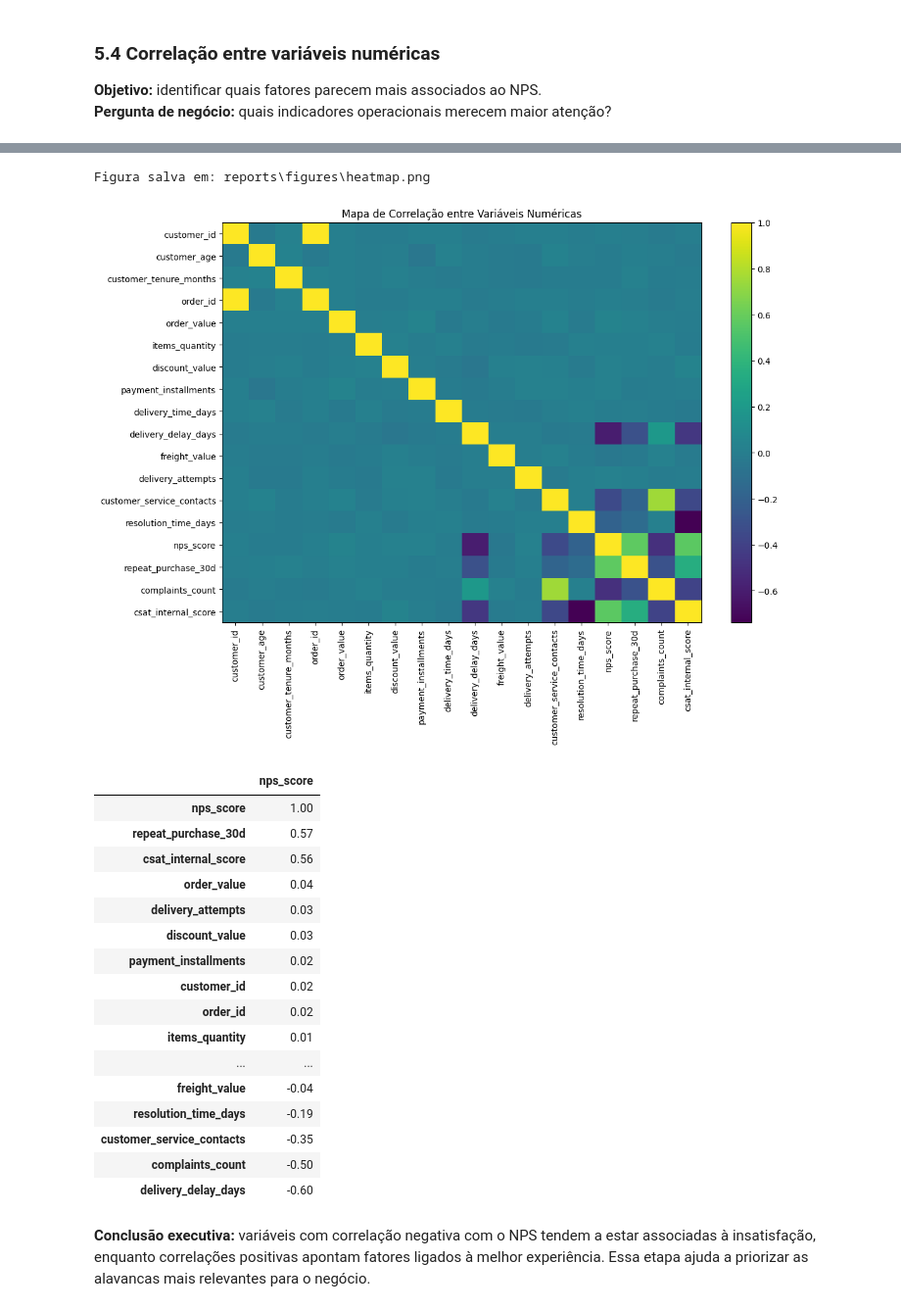
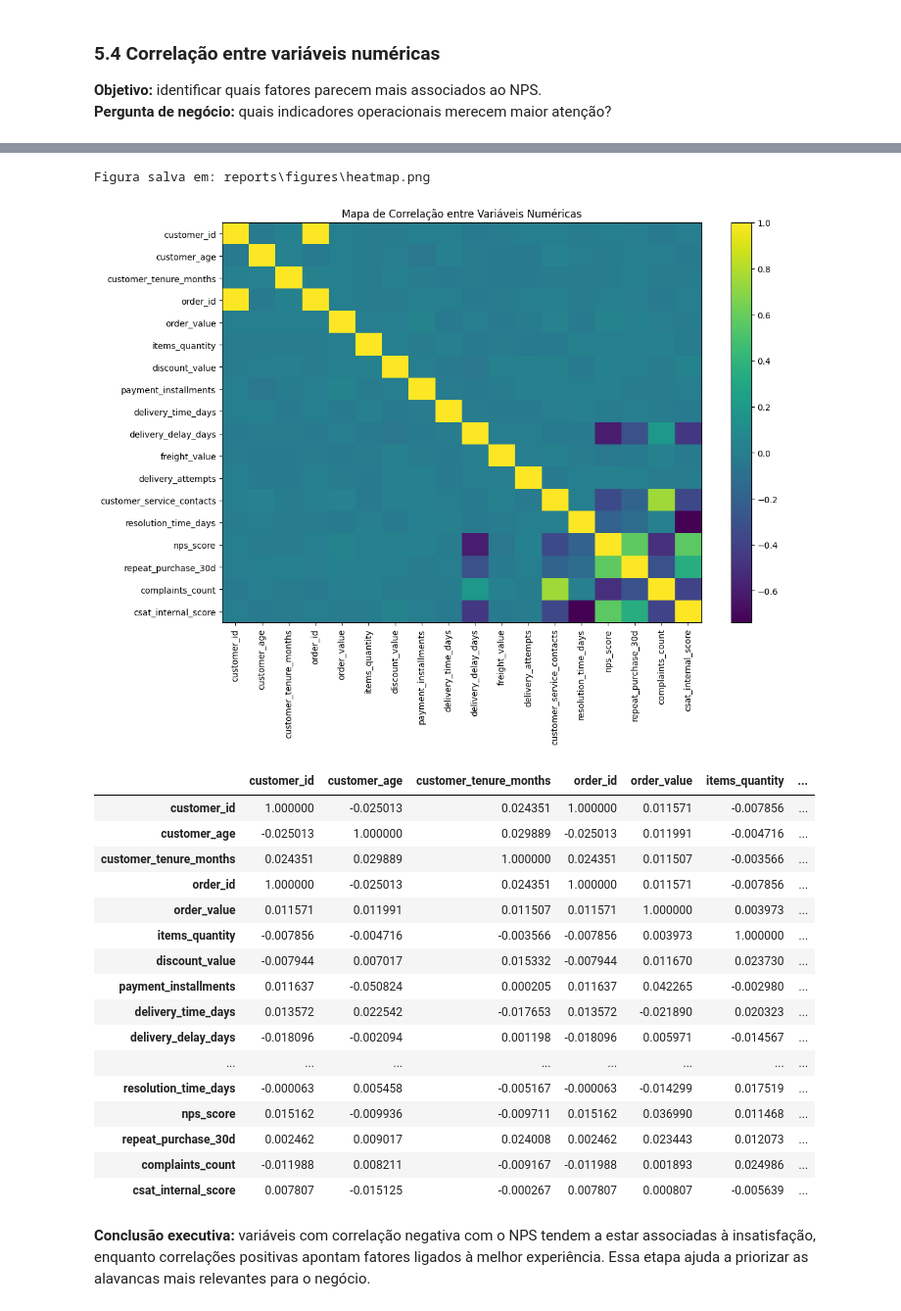
Before and after one commit to EdsonDoro/TechChallenge-Fase1, a Jupyter notebook: notebooks/tech_challenge_fase1.ipynb, the cells around one changed output, grey strips where cells are left out. Shown at 98% size. Drawn from its saved outputs; the diff is of its cells as text; code cells hidden in the pictures.

```diff
--- a/notebooks/tech_challenge_fase1.ipynb
+++ b/notebooks/tech_challenge_fase1.ipynb
@@ -322,28 +423,33 @@ plt.yticks(range(len(corr.columns)), corr.columns)
 plt.title('Mapa de Correlação entre Variáveis Numéricas')
 save_current_fig('heatmap.png')
 plt.show()
-
-corr[['nps_score']].sort_values('nps_score', ascending=False)
 # %% [output]
 Figura salva em: reports\figures\heatmap.png
 [figure]
-|  | nps_score |
-| nps_score | 1.00 |
-| repeat_purchase_30d | 0.57 |
-| csat_internal_score | 0.56 |
-| order_value | 0.04 |
-| delivery_attempts | 0.03 |
-| discount_value | 0.03 |
-| payment_installments | 0.02 |
-| customer_id | 0.02 |
-| order_id | 0.02 |
-| items_quantity | 0.01 |
-| ... | ... |
-| freight_value | -0.04 |
-| resolution_time_days | -0.19 |
-| customer_service_contacts | -0.35 |
-| complaints_count | -0.50 |
-| delivery_delay_days | -0.60 |
+# %%
+corr_matrix = df.corr(numeric_only=True)
+
+corr_matrix.round(2)
+
+corr_matrix.style.background_gradient(cmap='RdBu')
+# %% [output]
+|  | customer_id | customer_age | customer_tenure_months | order_id | order_value | items_quantity | ... |
+| customer_id | 1.000000 | -0.025013 | 0.024351 | 1.000000 | 0.011571 | -0.007856 | ... |
+| customer_age | -0.025013 | 1.000000 | 0.029889 | -0.025013 | 0.011991 | -0.004716 | ... |
+| customer_tenure_months | 0.024351 | 0.029889 | 1.000000 | 0.024351 | 0.011507 | -0.003566 | ... |
+| order_id | 1.000000 | -0.025013 | 0.024351 | 1.000000 | 0.011571 | -0.007856 | ... |
+| order_value | 0.011571 | 0.011991 | 0.011507 | 0.011571 | 1.000000 | 0.003973 | ... |
+| items_quantity | -0.007856 | -0.004716 | -0.003566 | -0.007856 | 0.003973 | 1.000000 | ... |
+| discount_value | -0.007944 | 0.007017 | 0.015332 | -0.007944 | 0.011670 | 0.023730 | ... |
+| payment_installments | 0.011637 | -0.050824 | 0.000205 | 0.011637 | 0.042265 | -0.002980 | ... |
+| delivery_time_days | 0.013572 | 0.022542 | -0.017653 | 0.013572 | -0.021890 | 0.020323 | ... |
+| delivery_delay_days | -0.018096 | -0.002094 | 0.001198 | -0.018096 | 0.005971 | -0.014567 | ... |
+| ... | ... | ... | ... | ... | ... | ... | ... |
+| resolution_time_days | -0.000063 | 0.005458 | -0.005167 | -0.000063 | -0.014299 | 0.017519 | ... |
+| nps_score | 0.015162 | -0.009936 | -0.009711 | 0.015162 | 0.036990 | 0.011468 | ... |
+| repeat_purchase_30d | 0.002462 | 0.009017 | 0.024008 | 0.002462 | 0.023443 | 0.012073 | ... |
+| complaints_count | -0.011988 | 0.008211 | -0.009167 | -0.011988 | 0.001893 | 0.024986 | ... |
+| csat_internal_score | 0.007807 | -0.015125 | -0.000267 | 0.007807 | 0.000807 | -0.005639 | ... |
 # %% [markdown]
 
 **Conclusão executiva:** variáveis com correlação negativa com o NPS tendem a estar associadas à insatisfação, enquanto correlações positivas apontam fatores ligados à melhor experiência. Essa etapa ajuda a priorizar as alavancas mais relevantes para o negócio.
```
Also changed, not shown: parts of 5 cells of this notebook, 1 other file.
